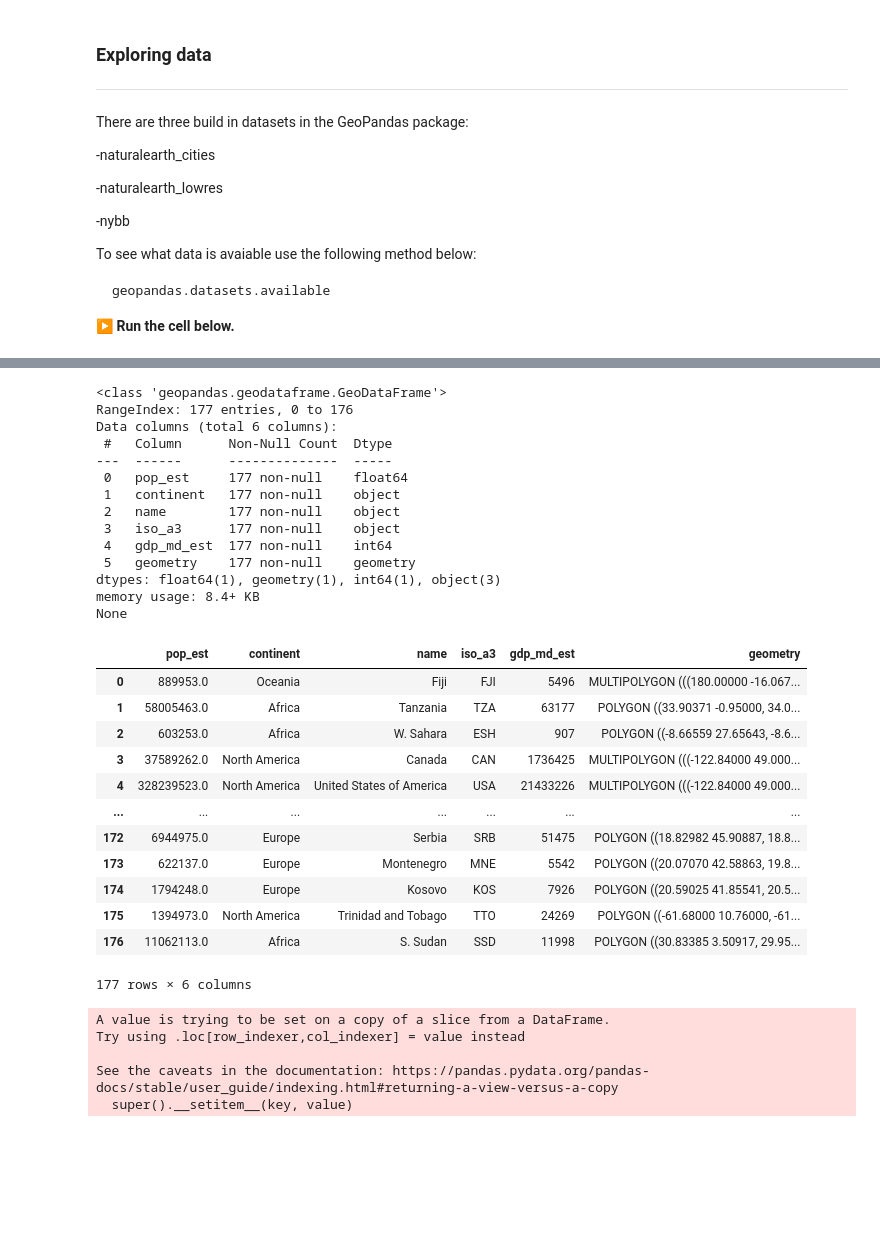
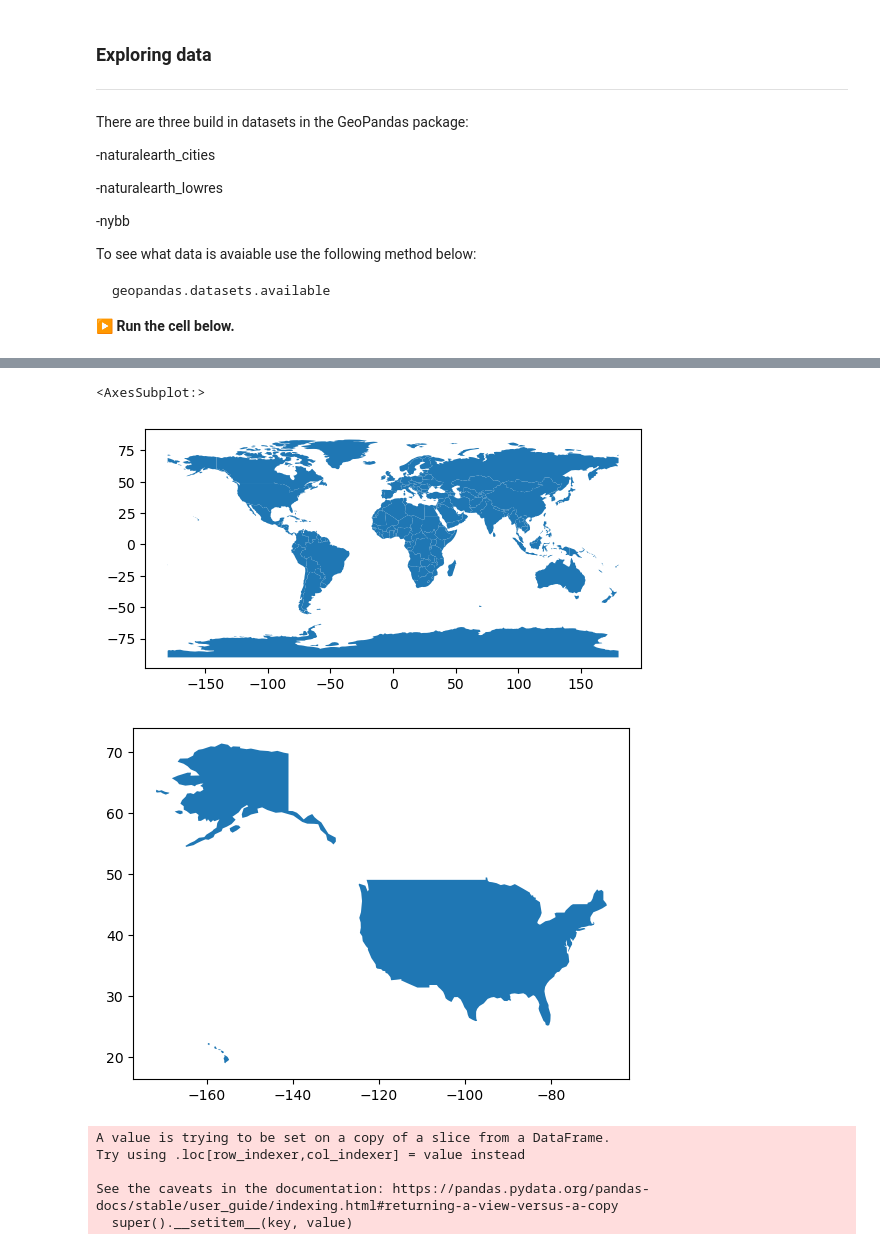
Before and after one commit to ruthe808/eds217-GeoPandas, a Jupyter notebook: GeoPandas.ipynb, the cells around one changed output, grey strips where cells are left out. Drawn from its saved outputs; the diff is of its cells as text; code cells hidden in the pictures; blank space fills up the shorter version.

```diff
--- a/GeoPandas.ipynb
+++ b/GeoPandas.ipynb
@@ -95,37 +113,15 @@ world.plot();
-# %%
-#Exploring the dataset
-
-print(world.info())
-
-world
-# %% [output]
-<class 'geopandas.geodataframe.GeoDataFrame'>
-RangeIndex: 177 entries, 0 to 176
-Data columns (total 6 columns):
- #   Column      Non-Null Count  Dtype
----  ------      --------------  -----
- 0   pop_est     177 non-null    float64
- 1   continent   177 non-null    object
- 2   name        177 non-null    object
- 3   iso_a3      177 non-null    object
- 4   gdp_md_est  177 non-null    int64
- 5   geometry    177 non-null    geometry
-dtypes: float64(1), geometry(1), int64(1), object(3)
-memory usage: 8.4+ KB
-None
-|  | pop_est | continent | name | iso_a3 | gdp_md_est | geometry |
-| 0 | 889953.0 | Oceania | Fiji | FJI | 5496 | MULTIPOLYGON (((180.00000 -16.067... |
-| 1 | 58005463.0 | Africa | Tanzania | TZA | 63177 | POLYGON ((33.90371 -0.95000, 34.0... |
-| 2 | 603253.0 | Africa | W. Sahara | ESH | 907 | POLYGON ((-8.66559 27.65643, -8.6... |
-| 3 | 37589262.0 | North America | Canada | CAN | 1736425 | MULTIPOLYGON (((-122.84000 49.000... |
-| 4 | 328239523.0 | North America | United States of America | USA | 21433226 | MULTIPOLYGON (((-122.84000 49.000... |
-| ... | ... | ... | ... | ... | ... | ... |
-| 172 | 6944975.0 | Europe | Serbia | SRB | 51475 | POLYGON ((18.82982 45.90887, 18.8... |
-| 173 | 622137.0 | Europe | Montenegro | MNE | 5542 | POLYGON ((20.07070 42.58863, 19.8... |
-| 174 | 1794248.0 | Europe | Kosovo | KOS | 7926 | POLYGON ((20.59025 41.85541, 20.5... |
-| 175 | 1394973.0 | North America | Trinidad and Tobago | TTO | 24269 | POLYGON ((-61.68000 10.76000, -61... |
-| 176 | 11062113.0 | Africa | S. Sudan | SSD | 11998 | POLYGON ((30.83385 3.50917, 29.95... |
-177 rows × 6 columns
+# %%
+# Subsets the GeoDataFrame
+usa = world[world.name == "United States of America"]
+
+# Plots
+world.plot()
+
+usa.plot()
+# %% [output]
+<AxesSubplot:>
+[figure, added]
+[figure, added]
 # %%
 #creating Africa subset
 africa = world[world.continent == 'Africa']
```
Also changed, not shown: parts of 7 cells of this notebook.
